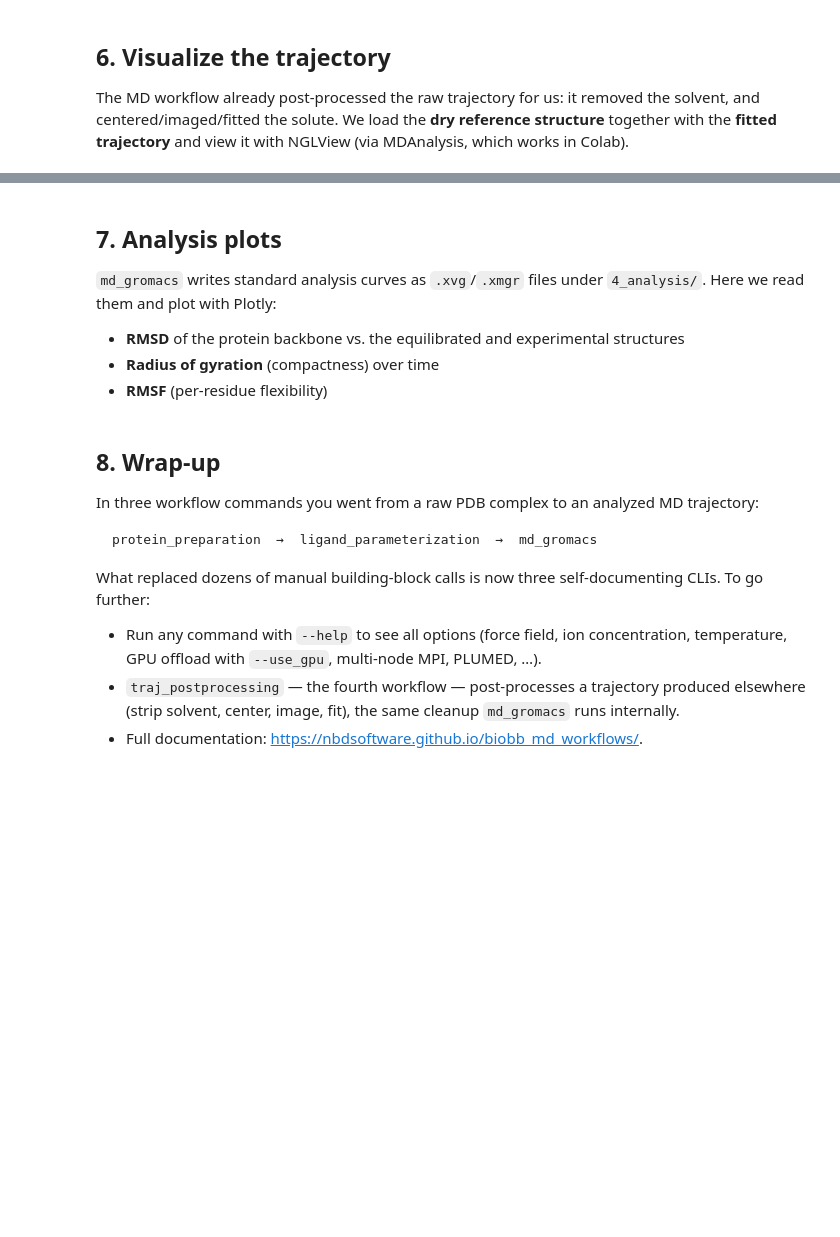
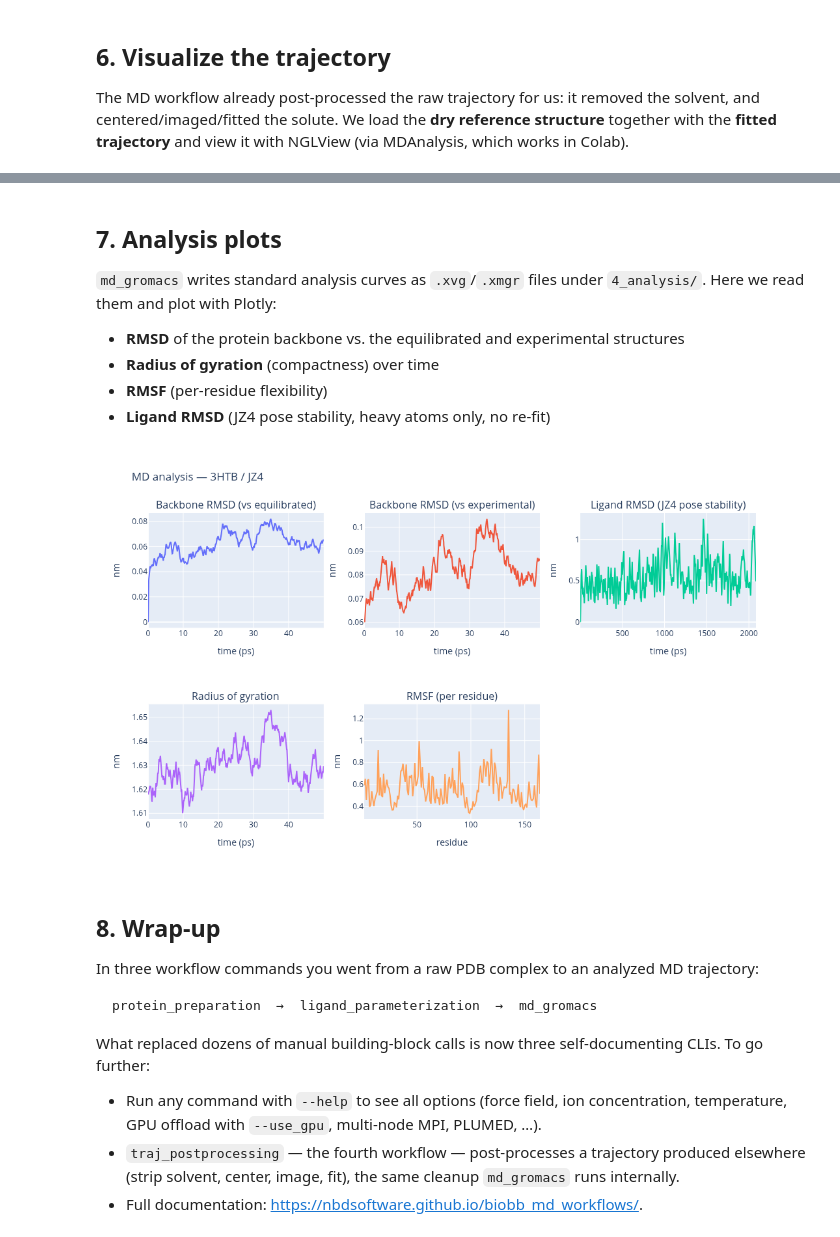
Before and after one commit to NBDsoftware/biobb_md_workflows, a Jupyter notebook: notebooks/notebook_tutorial.ipynb, the cells around one changed output, grey strips where cells are left out. Cells and saved outputs as stored; diff of their text form; code cells hidden in the pictures; blank space fills up the shorter version.

```diff
--- a/notebooks/notebook_tutorial.ipynb
+++ b/notebooks/notebook_tutorial.ipynb
@@ -185,37 +256,44 @@ read them and plot with Plotly:
 * **RMSD** of the protein backbone vs. the equilibrated and experimental structures
 * **Radius of gyration** (compactness) over time
 * **RMSF** (per-residue flexibility)
+* **Ligand RMSD** (JZ4 pose stability, heavy atoms only, no re-fit)
 # %%
 import numpy as np
 import plotly.graph_objs as go
 from plotly.subplots import make_subplots
 
 def read_xvg(path):
     """Load an .xvg/.xmgr file, skipping GROMACS comment/legend lines."""
     data = np.loadtxt(path, comments=['#', '@'])
     return data[:, 0], data[:, 1]
 
 A = "md/4_analysis"
-rmsd_eq_x,  rmsd_eq_y  = read_xvg(f"{A}/step2_rmsd_equilibrated/md_rmsdfirst.xvg")
-rmsd_exp_x, rmsd_exp_y = read_xvg(f"{A}/step3_rmsd_experimental/md_rmsdexp.xvg")
-rgyr_x,     rgyr_y     = read_xvg(f"{A}/step4_rgyr/md_rgyr.xvg")
-rmsf_x,     rmsf_y     = read_xvg(f"{A}/step5_rmsf/md_rmsf.xmgr")
+rmsd_eq_x,  rmsd_eq_y  = read_xvg(f"{A}/step13_rmsd_equilibrated/md_rmsdfirst.xvg")
+rmsd_exp_x, rmsd_exp_y = read_xvg(f"{A}/step14_rmsd_experimental/md_rmsdexp.xvg")
+rgyr_x,     rgyr_y     = read_xvg(f"{A}/step15_rgyr/md_rgyr.xvg")
+rmsf_x,     rmsf_y     = read_xvg(f"{A}/step16_rmsf/md_rmsf.xmgr")
+lig_rmsd_x, lig_rmsd_y = read_xvg(f"{A}/step17_rmsd_ligand/md_rmsd_ligand_JZ4.xmgr")
 
-fig = make_subplots(rows=2, cols=2, subplot_titles=(
-    "Backbone RMSD (vs equilibrated)", "Backbone RMSD (vs experimental)",
-    "Radius of gyration", "RMSF (per residue)"))
+fig = make_subplots(rows=2, cols=3, subplot_titles=(
+    "Backbone RMSD (vs equilibrated)", "Backbone RMSD (vs experimental)", "Ligand RMSD (JZ4 pose stability)",
+    "Radius of gyration", "RMSF (per residue)", ""))
 fig.add_trace(go.Scatter(x=rmsd_eq_x,  y=rmsd_eq_y),  row=1, col=1)
 fig.add_trace(go.Scatter(x=rmsd_exp_x, y=rmsd_exp_y), row=1, col=2)
+fig.add_trace(go.Scatter(x=lig_rmsd_x, y=lig_rmsd_y), row=1, col=3)
 fig.add_trace(go.Scatter(x=rgyr_x,     y=rgyr_y),     row=2, col=1)
 fig.add_trace(go.Scatter(x=rmsf_x,     y=rmsf_y),     row=2, col=2)
 fig.update_xaxes(title_text="time (ps)", row=1, col=1)
 fig.update_xaxes(title_text="time (ps)", row=1, col=2)
+fig.update_xaxes(title_text="time (ps)", row=1, col=3)
 fig.update_xaxes(title_text="time (ps)", row=2, col=1)
 fig.update_xaxes(title_text="residue",   row=2, col=2)
 fig.update_yaxes(title_text="nm", row=1, col=1); fig.update_yaxes(title_text="nm", row=1, col=2)
+fig.update_yaxes(title_text="nm", row=1, col=3)
 fig.update_yaxes(title_text="nm", row=2, col=1); fig.update_yaxes(title_text="nm", row=2, col=2)
 fig.update_layout(height=650, showlegend=False, title_text="MD analysis — 3HTB / JZ4")
 fig.show()
+# %% [output]
+[figure, added]
 # %% [markdown]
 ## 8. Wrap-up
 
```
Also changed, not shown: parts of 9 cells of this notebook.
